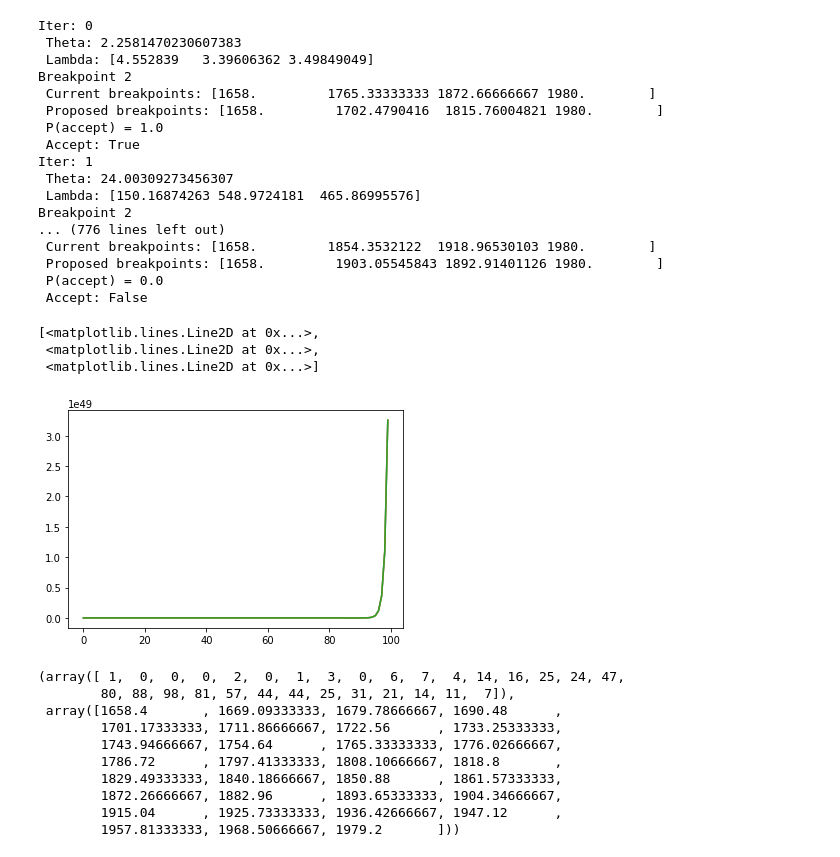
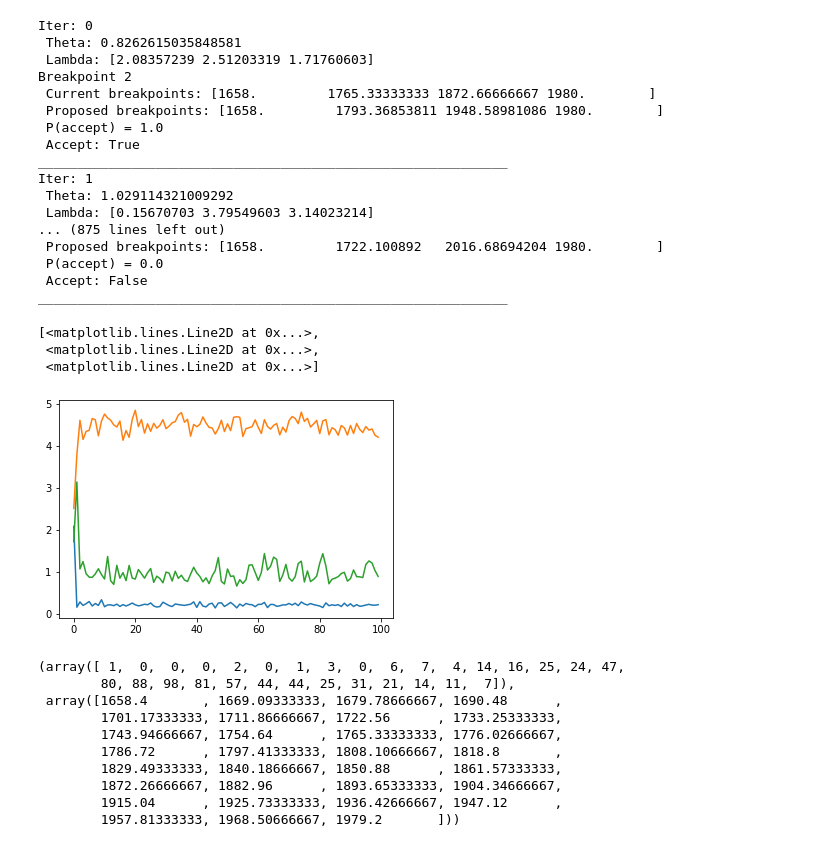
Before and after one commit to sleipner42/LP32020, a Jupyter notebook: monte-carlo/HA 3/MCMC.ipynb, the cells around one changed output. Saved outputs shown, nothing was run; the diff lists cells and outputs as text; code cells hidden in the pictures.

Commit message:
Buggfix i att sampla från gamma

```diff
--- a/monte-carlo/HA 3/MCMC.ipynb
+++ b/monte-carlo/HA 3/MCMC.ipynb
@@ -6,8 +6,6 @@ from numpy import genfromtxt
 from scipy.stats import gamma, uniform
 # %%
 disasters = genfromtxt('disasters.csv', delimiter = ',')
-
-def
 
 #Calculate transition probability, based on random walk proposal
 def calc_probability_random_walk(tau, breakpoints_current, breakpoints_propose, labda):
@@ -19,14 +17,14 @@ def calc_probability_random_walk(tau, breakpoints_current, breakpoints_propose,
         nt_propose = np.histogram(tau, bins = breakpoints_propose)[0].astype('int32')
 
         log_prob_current = (np.sum(np.log(np.diff(breakpoints_current)))
-                            - np.sum(lambdas*np.diff(breakpoints_current))
+                            - np.sum(labda*np.diff(breakpoints_current))
                             + np.sum(nt_current*np.log(labda)))
 
         log_prob_propose = (np.sum(np.log(np.diff(breakpoints_propose)))
-                            -np.sum(lambdas*np.diff(breakpoints_propose))
+                            -np.sum(labda*np.diff(breakpoints_propose))
                             + np.sum(nt_propose*np.log(labda)))
 
-        return np.exp(log_prob_propose - log_prob_current)
+        return np.minimum(1, np.exp(log_prob_propose - log_prob_current))
 
     else:
         return 0
@@ -49,7 +47,7 @@ def sample_lambdas(tau, theta, breakpoints, num_breakpoints):
     nt_current = np.histogram(tau, bins = breakpoints)[0].astype('int32')
     diff = np.diff(breakpoints)
 
-    sample_lambda = lambda i: gamma.rvs(2 + nt_current[i], theta + diff[i], 1)
+    sample_lambda = lambda i: np.random.gamma(2 + nt_current[i], 1/(theta + diff[i]))
 
     lambdas = np.apply_along_axis(sample_lambda, 0, np.arange(0, num_breakpoints + 1))
 
@@ -57,7 +55,7 @@ def sample_lambdas(tau, theta, breakpoints, num_breakpoints):
 
 def sample_theta(psi, labdas, num_breakpoints):
 
-    theta = gamma.rvs(2 + 2*(num_breakpoints + 1), psi + np.sum(labdas))
+    theta = np.random.gamma(2 + 2*(num_breakpoints + 1), 1/(psi + np.sum(labdas)))
 
     return theta
 
@@ -80,10 +78,10 @@ def init_mcmc(N, num_breakpoints, psi, rho, burn_in = 0, print_debug = False):
     probs = np.zeros(M)
 
     #Initialize theta and lambda by prior distribution
-    thetas[0] = gamma.rvs(2, psi, 1)
+    thetas[0] = np.random.gamma(2, 1/psi)
 
     for interval in range(num_breakpoints + 1):
-        lambdas[0, interval] = gamma(2, thetas[0]).rvs(1)
+        lambdas[0, interval] = np.random.gamma(2, 1/thetas[0])
 
     #Main loop
     for index in range(M - 1):
@@ -91,12 +89,6 @@ def init_mcmc(N, num_breakpoints, psi, rho, burn_in = 0, print_debug = False):
         #Gibbs sampling
         thetas[index + 1] = sample_theta(psi, lambdas[index], num_breakpoints)
         lambdas[index + 1] = sample_lambdas(tau, thetas[index + 1], breakpoints[index], num_breakpoints)
-
-
-        if print_debug:
-            print(f'Iter: {index}')
-            print(f' Theta: {thetas[index]}')
-            print(f' Lambda: {lambdas[index]}')
 
 
         #Random walk proposal for breakpoints (MH Sampling)
@@ -114,43 +106,47 @@ def init_mcmc(N, num_breakpoints, psi, rho, burn_in = 0, print_debug = False):
         accept = np.random.uniform(0,1) < probs[index]
 
         if print_debug:
+            print(f'Iter: {index}')
+            print(f' Theta: {thetas[index]}')
+            print(f' Lambda: {lambdas[index]}')
             print(f'Breakpoint {t}')
             print(f' Current breakpoints: {breakpoints[index]}')
             print(f' Proposed breakpoints: {breakpoints_propose}')
             print(f' P(accept) = {probs[index]}')
             print(f' Accept: {accept}')
+            print('____________________________________________________________')
 
         if accept:
             breakpoints[index + 1] = np.copy(breakpoints_propose)
         else:
             breakpoints[index+1] = np.copy(breakpoints[index])
 
-    return breakpoints, lambdas, probs
+    return breakpoints[burn_in:], lambdas[burn_in:], probs[burn_in:]
 # %%
-breakpoints, lambdas, probs = init_mcmc(N = 100, num_breakpoints = 2, psi = 1, rho = 0.5, print_debug = True)
+breakpoints, lambdas, probs = init_mcmc(N = 10**2, num_breakpoints = 2, psi = 2, rho = 0.5, print_debug = True)
 plt.plot(lambdas)
 # %% [output]
 Iter: 0
- Theta: 2.2581470230607383
- Lambda: [4.552839   3.39606362 3.49849049]
+ Theta: 0.8262615035848581
+ Lambda: [2.08357239 2.51203319 1.71760603]
 Breakpoint 2
  Current breakpoints: [1658.         1765.33333333 1872.66666667 1980.        ]
- Proposed breakpoints: [1658.         1702.4790416  1815.76004821 1980.        ]
+ Proposed breakpoints: [1658.         1793.36853811 1948.58981086 1980.        ]
  P(accept) = 1.0
  Accept: True
+____________________________________________________________
 Iter: 1
- Theta: 24.00309273456307
- Lambda: [150.16874263 548.9724181  465.86995576]
-Breakpoint 2
-... (776 lines left out)
- Current breakpoints: [1658.         1854.3532122  1918.96530103 1980.        ]
- Proposed breakpoints: [1658.         1903.05545843 1892.91401126 1980.        ]
+ Theta: 1.029114321009292
+ Lambda: [0.15670703 3.79549603 3.14023214]
+... (875 lines left out)
+ Proposed breakpoints: [1658.         1722.100892   2016.68694204 1980.        ]
  P(accept) = 0.0
  Accept: False
+____________________________________________________________
 [<matplotlib.lines.Line2D at 0x...>,
  <matplotlib.lines.Line2D at 0x...>,
  <matplotlib.lines.Line2D at 0x...>]
-[figure, old version]
+[figure, new version]
 # %%
 np.histogram(disasters, bins = 'auto')
 # %% [output]
```
